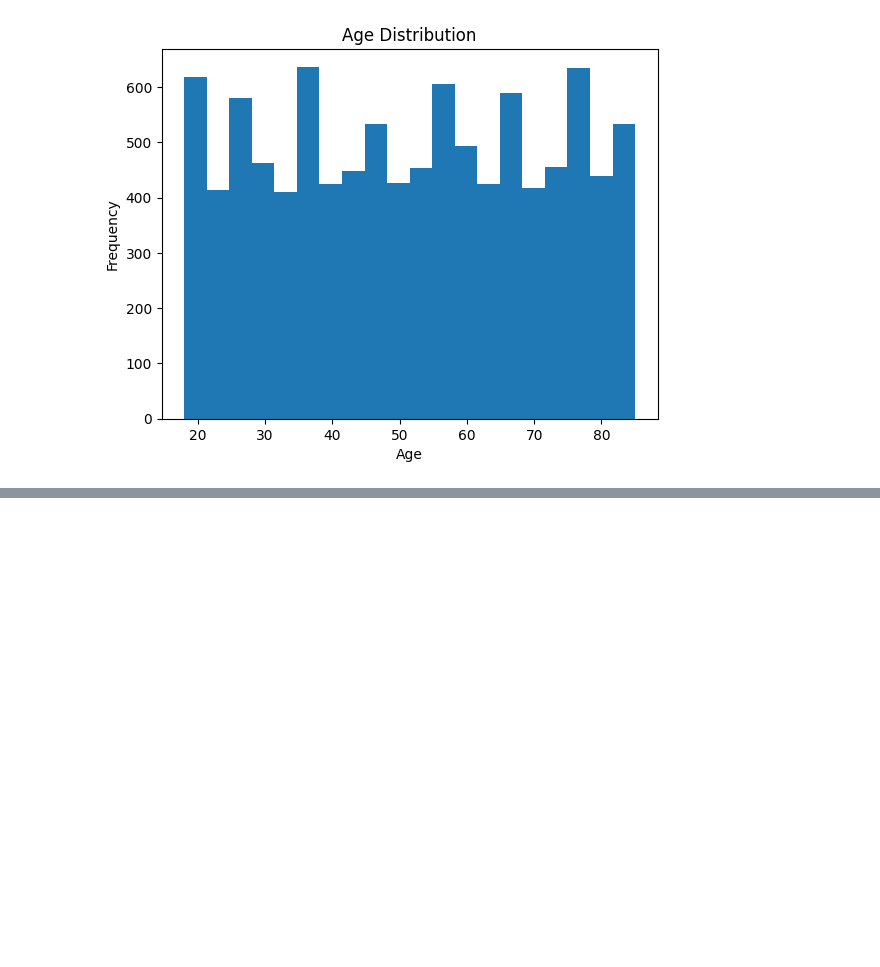
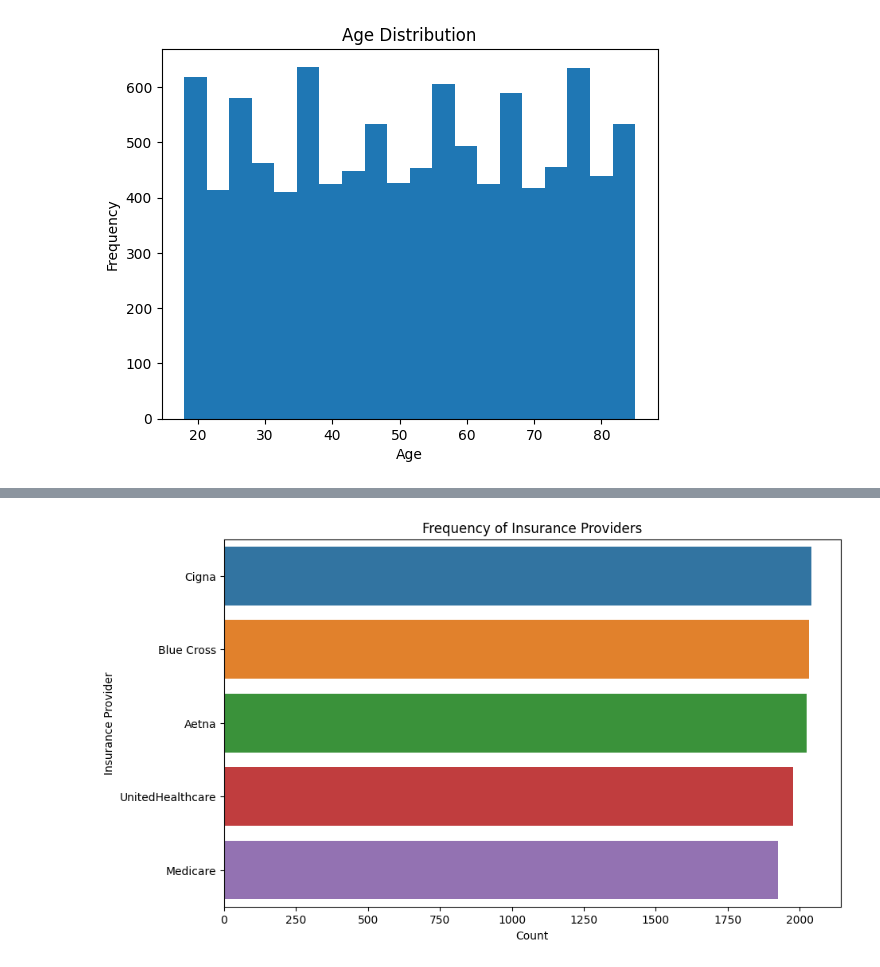
Before and after one commit to danishzayan/DS_Presentation, a Jupyter notebook: DS_Presentation.ipynb, the cells around one changed output, grey strips where cells are left out. Drawn from its saved outputs; the diff is of its cells as text; code cells hidden in the pictures; blank space fills up the shorter version.

```diff
--- a/DS_Presentation.ipynb
+++ b/DS_Presentation.ipynb
@@ -390,0 +392,9 @@ plt.show()
+# %%
+plt.figure(figsize=(10, 6))
+sns.countplot(y='Insurance Provider', data=df, order=df['Insurance Provider'].value_counts().index)
+plt.title('Frequency of Insurance Providers')
+plt.xlabel('Count')
+plt.ylabel('Insurance Provider')
+plt.show()
+# %% [output]
+[figure, added]
```
Also changed, not shown: parts of 2 cells of this notebook.
